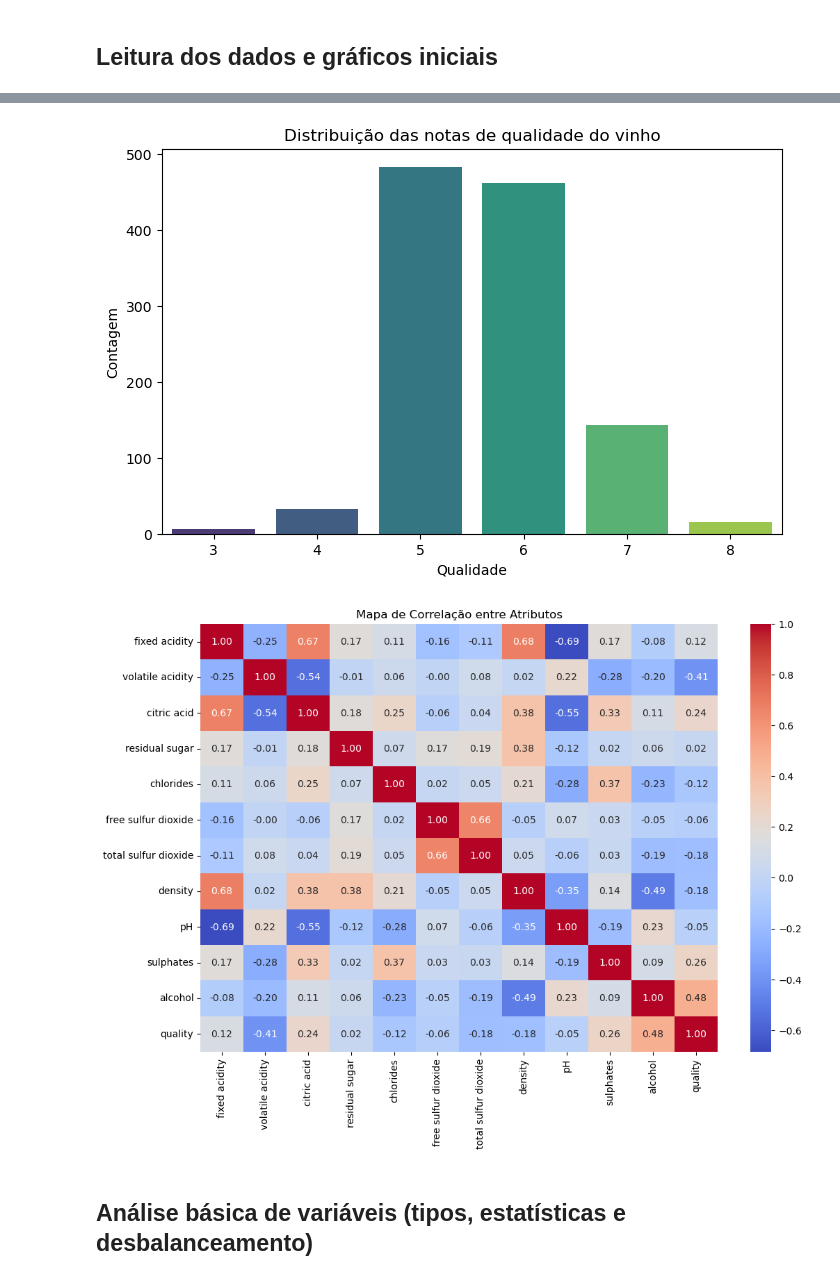
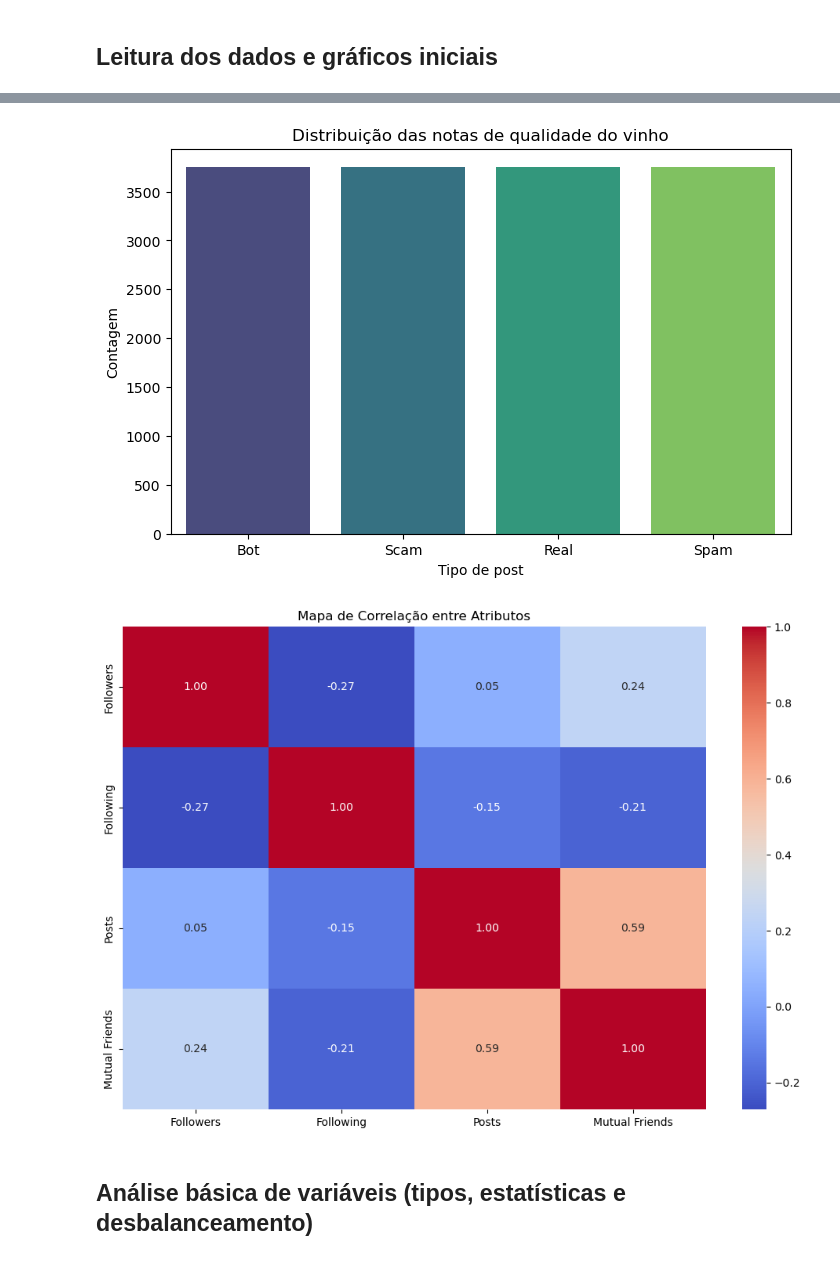
Before and after one commit to TurnipPudding/Machine-Learning---SCC0276, a Jupyter notebook: Projeto 1.ipynb, the cells around one changed output, grey strips where cells are left out. Drawn from its saved outputs; the diff is of its cells as text; code cells hidden in the pictures.

```diff
--- a/Projeto 1.ipynb
+++ b/Projeto 1.ipynb
@@ -36,7 +36,7 @@ from sklearn.decomposition import PCA
 ## Leitura dos dados e gráficos iniciais
 # %%
 # 1. Definir o caminho para o arquivo CSV
-path = "C:/Users/gabri/Downloads/wineQT.csv"
+path = "C:/Users/gabri/Downloads/LIMFADD.csv"
 
 # 2. Carregar o dataset
 # Substitua o caminho abaixo pelo caminho local do seu arquivo
@@ -64,9 +64,9 @@ print(df.isnull().sum())
 
 # 7. Distribuição da variável alvo (qualidade)
 plt.figure(figsize=(8, 5))
-sns.countplot(x='quality', data=df, palette='viridis')
+sns.countplot(x='Labels', data=df, palette='viridis')
 plt.title('Distribuição das notas de qualidade do vinho')
-plt.xlabel('Qualidade')
+plt.xlabel('Tipo de post')
 plt.ylabel('Contagem')
 plt.show()
 
@@ -95,6 +95,6 @@ quality                 0
 dtype: int64
-[figure, old version]
+[figure, new version]
-[figure, old version]
+[figure, new version]
 # %% [markdown]
 ## Análise básica de variáveis (tipos, estatísticas e desbalanceamento)
 # %% [markdown]
```
Also changed, not shown: parts of 6 cells of this notebook.
